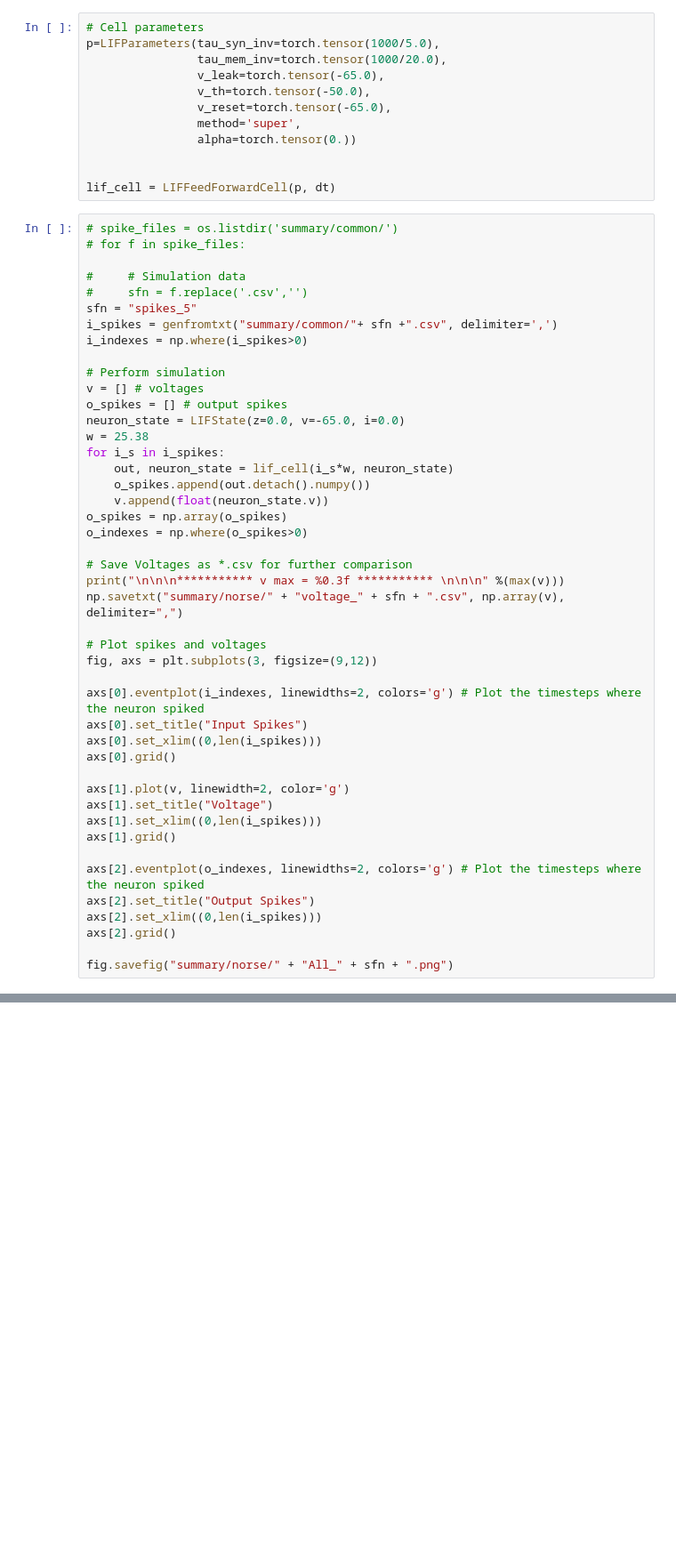
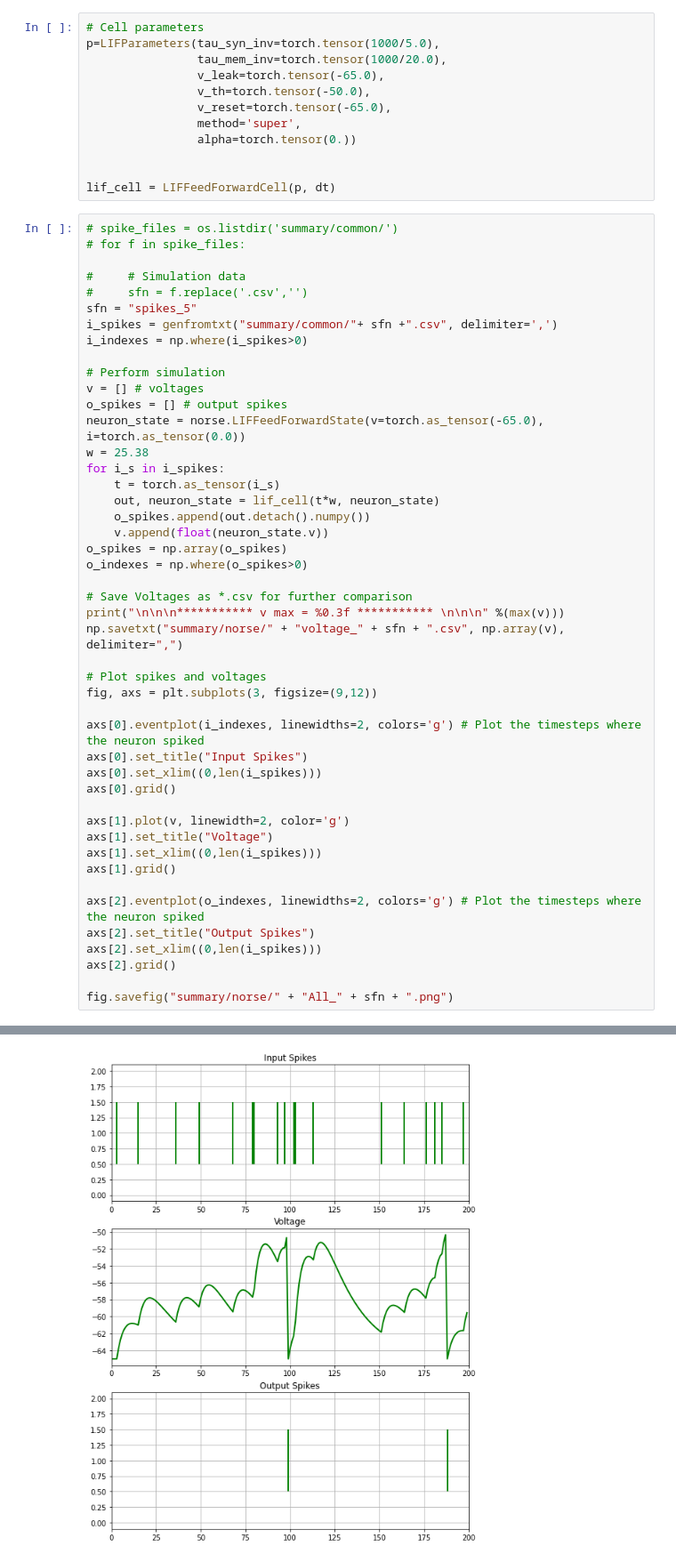
Before and after one commit to adelpierre/NCS-internship-2021, a Jupyter notebook: Code/Basics/norse_subthreshold_neuron.ipynb, the cells around one changed output, grey strips where cells are left out. Shown: that part at 89% size. Drawn from its saved outputs; the diff is of its cells as text; blank space fills up the shorter version.

```diff
--- a/Code/Basics/norse_subthreshold_neuron.ipynb
+++ b/Code/Basics/norse_subthreshold_neuron.ipynb
@@ -37,10 +38,11 @@ i_indexes = np.where(i_spikes>0)
 # Perform simulation
 v = [] # voltages
 o_spikes = [] # output spikes
-neuron_state = LIFState(z=0.0, v=-65.0, i=0.0)
+neuron_state = norse.LIFFeedForwardState(v=torch.as_tensor(-65.0), i=torch.as_tensor(0.0))
 w = 25.38
 for i_s in i_spikes:
-    out, neuron_state = lif_cell(i_s*w, neuron_state)
+    t = torch.as_tensor(i_s)
+    out, neuron_state = lif_cell(t*w, neuron_state)
     o_spikes.append(out.detach().numpy())
     v.append(float(neuron_state.v))
 o_spikes = np.array(o_spikes)
@@ -69,3 +71,4 @@ axs[2].set_xlim((0,len(i_spikes)))
 axs[2].grid()
 
 fig.savefig("summary/norse/" + "All_" + sfn + ".png")
+# %% [output]
@@ -71,0 +76 @@ fig.savefig("summary/norse/" + "All_" + sfn + ".png")
+[figure, added]
```
Also changed, not shown: parts of 2 cells of this notebook, 2 other files.
